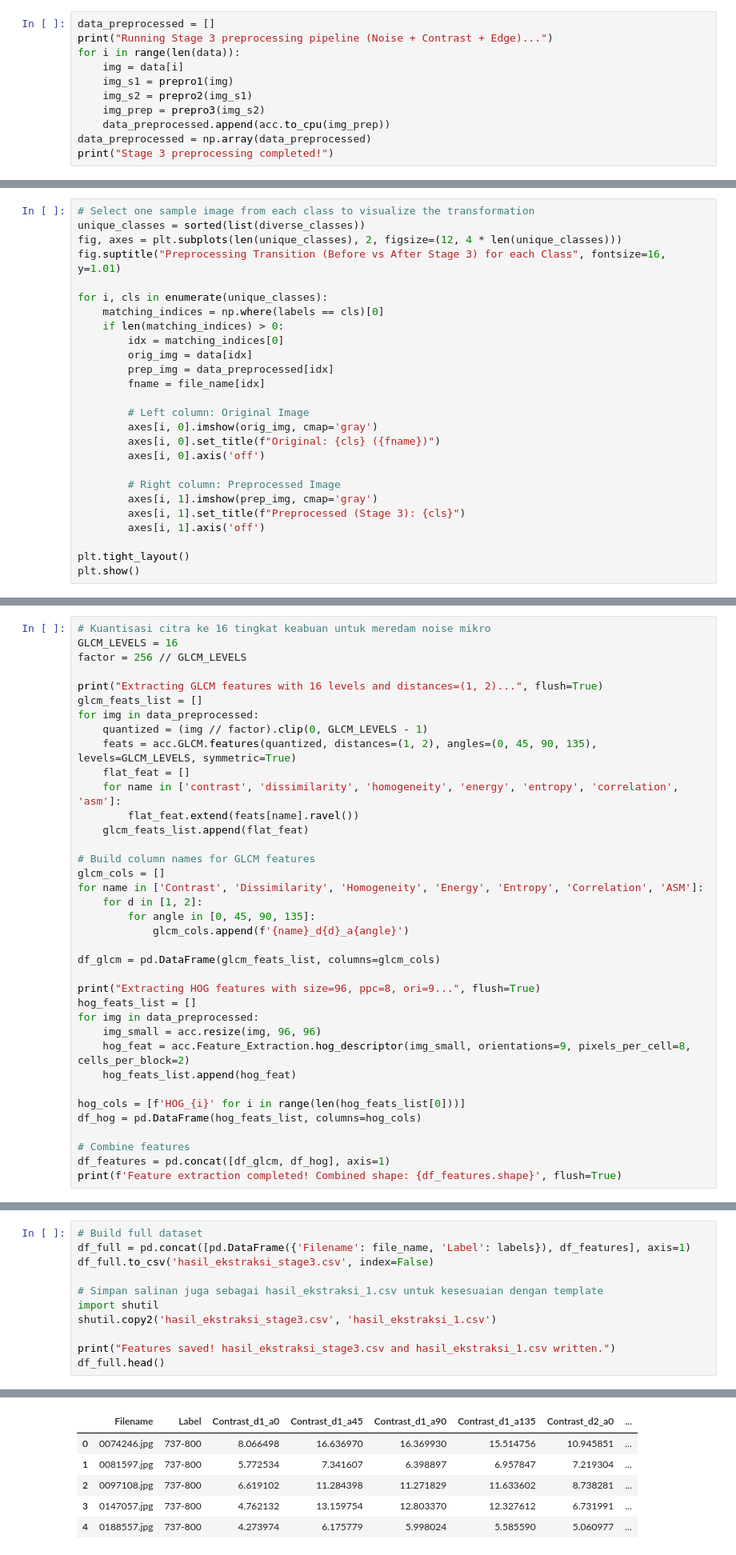
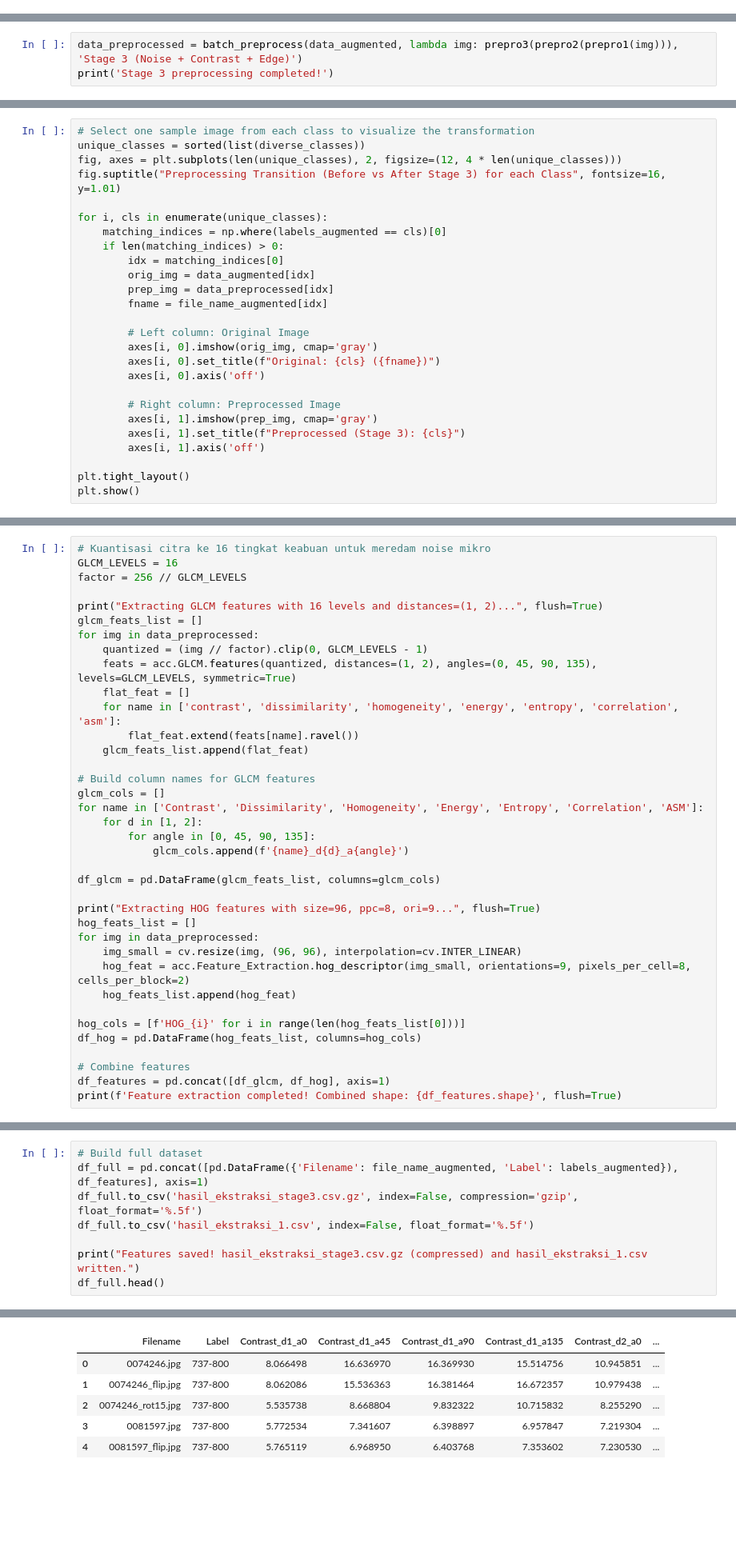
Before and after one commit to Schryzon/AeroVision, a Jupyter notebook: Stage3_AeroVision.ipynb, the cells around one changed output, grey strips where cells are left out. Shown at 80% size. Cells and saved outputs as stored; diff of their text form; blank space fills up the shorter version.

```diff
--- a/Stage3_AeroVision.ipynb
+++ b/Stage3_AeroVision.ipynb
@@ -401,14 +495,3 @@ Fungsi-fungsi ini memanggil wrapper khusus dari modul `acc`:
 - **Where (Di mana)**: Dijalankan secara lokal di memori CPU/GPU, menghasilkan variabel data_preprocessed.
 - **When (Kapan)**: Dijalankan setelah fungsi modular preprocessing didefinisikan.
 - **How (Bagaimana)**: Menggunakan loop iteratif pada list gambar, mengaplikasikan pipeline hingga Tahap 3.
-# %%
-data_preprocessed = []
-print("Running Stage 3 preprocessing pipeline (Noise + Contrast + Edge)...")
-for i in range(len(data)):
-    img = data[i]
-    img_s1 = prepro1(img)
-    img_s2 = prepro2(img_s1)
-    img_prep = prepro3(img_s2)
-    data_preprocessed.append(acc.to_cpu(img_prep))
-data_preprocessed = np.array(data_preprocessed)
-print("Stage 3 preprocessing completed!")
@@ -417,0 +498,3 @@ Stage 3 preprocessing completed!
+# %%
+data_preprocessed = batch_preprocess(data_augmented, lambda img: prepro3(prepro2(prepro1(img))), 'Stage 3 (Noise + Contrast + Edge)')
+print('Stage 3 preprocessing completed!')
@@ -437,12 +529,12 @@ fig, axes = plt.subplots(len(unique_classes), 2, figsize=(12, 4 * len(unique_cla
 fig.suptitle("Preprocessing Transition (Before vs After Stage 3) for each Class", fontsize=16, y=1.01)
 
 for i, cls in enumerate(unique_classes):
-    matching_indices = np.where(labels == cls)[0]
+    matching_indices = np.where(labels_augmented == cls)[0]
     if len(matching_indices) > 0:
         idx = matching_indices[0]
-        orig_img = data[idx]
+        orig_img = data_augmented[idx]
         prep_img = data_preprocessed[idx]
-        fname = file_name[idx]
+        fname = file_name_augmented[idx]
 
         # Left column: Original Image
         axes[i, 0].imshow(orig_img, cmap='gray')
@@ -654,7 +746,7 @@ df_glcm = pd.DataFrame(glcm_feats_list, columns=glcm_cols)
 print("Extracting HOG features with size=96, ppc=8, ori=9...", flush=True)
 hog_feats_list = []
 for img in data_preprocessed:
-    img_small = acc.resize(img, 96, 96)
+    img_small = cv.resize(img, (96, 96), interpolation=cv.INTER_LINEAR)
     hog_feat = acc.Feature_Extraction.hog_descriptor(img_small, orientations=9, pixels_per_cell=8, cells_per_block=2)
     hog_feats_list.append(hog_feat)
 
@@ -706,13 +798,10 @@ DataFrame `df_features` telah menggabungkan seluruh fitur tekstur GLCM dan bentu
 - **How (Bagaimana)**: Menggunakan pd.concat untuk menggabungkan nama file & label, dilanjutkan pemanggilan method .to_csv() dengan parameter index=False.
 # %%
 # Build full dataset
-df_full = pd.concat([pd.DataFrame({'Filename': file_name, 'Label': labels}), df_features], axis=1)
-df_full.to_csv('hasil_ekstraksi_stage3.csv', index=False)
+df_full = pd.concat([pd.DataFrame({'Filename': file_name_augmented, 'Label': labels_augmented}), df_features], axis=1)
+df_full.to_csv('hasil_ekstraksi_stage3.csv.gz', index=False, compression='gzip', float_format='%.5f')
+df_full.to_csv('hasil_ekstraksi_1.csv', index=False, float_format='%.5f')
 
-# Simpan salinan juga sebagai hasil_ekstraksi_1.csv untuk kesesuaian dengan template
-import shutil
-shutil.copy2('hasil_ekstraksi_stage3.csv', 'hasil_ekstraksi_1.csv')
-
-print("Features saved! hasil_ekstraksi_stage3.csv and hasil_ekstraksi_1.csv written.")
+print("Features saved! hasil_ekstraksi_stage3.csv.gz (compressed) and hasil_ekstraksi_1.csv written.")
 df_full.head()
 # %% [output]
@@ -720,9 +809,9 @@ Features saved! hasil_ekstraksi_stage3.csv and hasil_ekstraksi_1.csv written.
 |  | Filename | Label | Contrast_d1_a0 | Contrast_d1_a45 | Contrast_d1_a90 | Contrast_d1_a135 | Contrast_d2_a0 | ... |
 | 0 | 0074246.jpg | 737-800 | 8.066498 | 16.636970 | 16.369930 | 15.514756 | 10.945851 | ... |
-| 1 | 0081597.jpg | 737-800 | 5.772534 | 7.341607 | 6.398897 | 6.957847 | 7.219304 | ... |
-| 2 | 0097108.jpg | 737-800 | 6.619102 | 11.284398 | 11.271829 | 11.633602 | 8.738281 | ... |
-| 3 | 0147057.jpg | 737-800 | 4.762132 | 13.159754 | 12.803370 | 12.327612 | 6.731991 | ... |
-| 4 | 0188557.jpg | 737-800 | 4.273974 | 6.175779 | 5.998024 | 5.585590 | 5.060977 | ... |
+| 1 | 0074246_flip.jpg | 737-800 | 8.062086 | 15.536363 | 16.381464 | 16.672357 | 10.979438 | ... |
+| 2 | 0074246_rot15.jpg | 737-800 | 5.535738 | 8.668804 | 9.832322 | 10.715832 | 8.255290 | ... |
+| 3 | 0081597.jpg | 737-800 | 5.772534 | 7.341607 | 6.398897 | 6.957847 | 7.219304 | ... |
+| 4 | 0081597_flip.jpg | 737-800 | 5.765119 | 6.968950 | 6.403768 | 7.353602 | 7.230530 | ... |
 5 rows × 4414 columns
 # %% [markdown]
 #### Analisis & Penjelasan Belakang Layar (Behind the Scenes)
```
Also changed, not shown: parts of 35 cells of this notebook, 32 other files.
